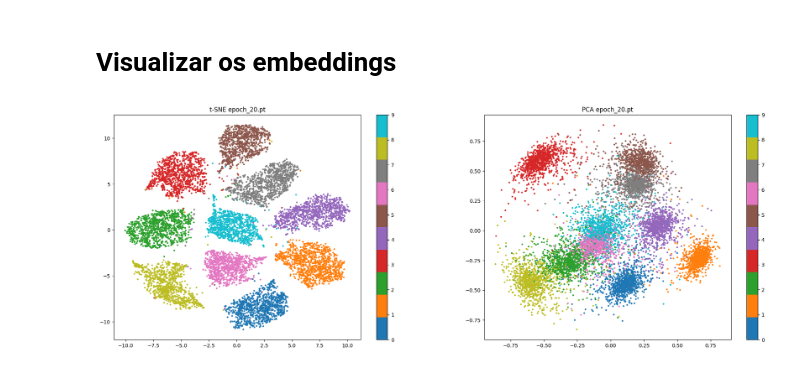
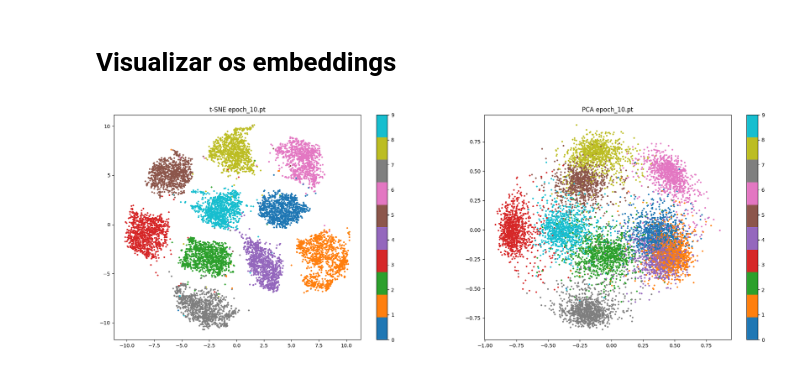
Before and after one commit to luccacb16/MNIST-Triplet, a Jupyter notebook: eval.ipynb, the cells around one changed output. Drawn from its saved outputs; the diff is of its cells as text; code cells hidden in the pictures.

```diff
--- a/eval.ipynb
+++ b/eval.ipynb
@@ -88,6 +88,8 @@ def view_embs(epochs_path, model_class, test_df, transform, device):
     models_name = os.listdir(epochs_path)
     models_name = [model for model in models_name if 'bons' not in model]
     models_name_sorted = sorted(models_name, key=lambda x: int(x.replace('.pt', '').split('_')[1]))
+    model = models_name_sorted[-1]
+    model = 'epoch_10.pt'
 
     modelo = model_class(emb_size=64).to(device)
     modelo.eval()
@@ -106,31 +108,31 @@ def view_embs(epochs_path, model_class, test_df, transform, device):
             images = imgs.to(device)
             embeddings.append(modelo(images).cpu().numpy())
     embeddings = np.concatenate(embeddings)
 
     # Reduzir dimensionalidade com t-SNE
     tsne = TSNE(n_components=2, perplexity=30, max_iter=300)
     embeddings_tsne = tsne.fit_transform(embeddings)
 
     # Reduzir dimensionalidade com PCA
     pca = PCA(n_components=2)
     embeddings_pca = pca.fit_transform(embeddings)
 
     plt.figure(figsize=(24, 8))
 
     # Plotar t-SNE
     plt.subplot(1, 2, 1)
     scatter = plt.scatter(embeddings_tsne[:, 0], embeddings_tsne[:, 1], c=test_df['label'], cmap='tab10', s=5)
     plt.colorbar(scatter)
     plt.title(f't-SNE {model}')
 
     # Plotar PCA
     plt.subplot(1, 2, 2)
     scatter = plt.scatter(embeddings_pca[:, 0], embeddings_pca[:, 1], c=test_df['label'], cmap='tab10', s=5)
     plt.colorbar(scatter)
     plt.title(f'PCA {model}')
 
     plt.show()
 
 view_embs(EPOCHS_PATH, Omoindrot, test_df, simple_transform, device)
 # %% [output]
-[figure, old version]
+[figure, new version]
```
Also changed, not shown: parts of 2 cells of this notebook, 5 other files.
